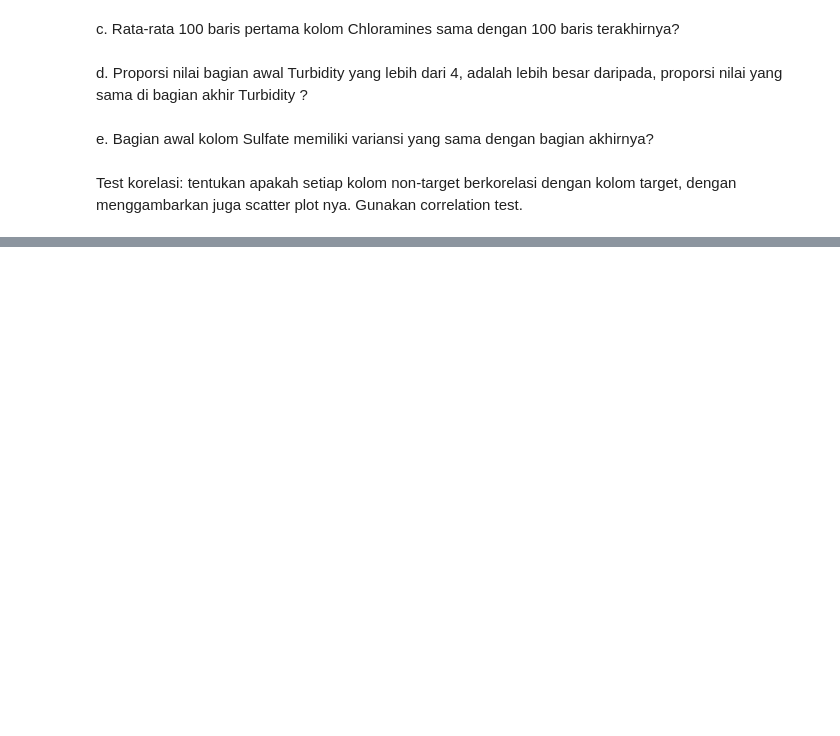
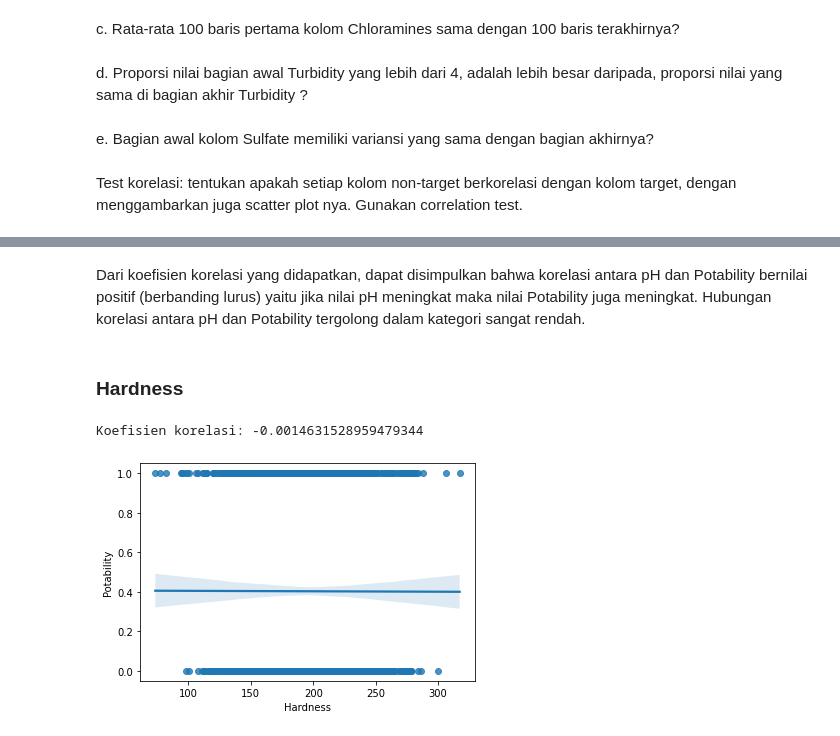
Before and after one commit to clauculus/probstat-analysis, a Jupyter notebook: K01-T1-IF2220-13520073.ipynb, the cells around one changed output, grey strips where cells are left out. Drawn from its saved outputs; the diff is of its cells as text; code cells hidden in the pictures; blank space fills up the shorter version.

```diff
--- a/K01-T1-IF2220-13520073.ipynb
+++ b/K01-T1-IF2220-13520073.ipynb
@@ -1071,0 +998,11 @@ Correlation: 0.022331042640622675
+# %% [markdown]
+Dari koefisien korelasi yang didapatkan, dapat disimpulkan bahwa korelasi antara pH dan Potability bernilai positif (berbanding lurus) yaitu jika nilai pH meningkat maka nilai Potability juga meningkat. Hubungan korelasi antara pH dan Potability tergolong dalam kategori sangat rendah.
+# %% [markdown]
+### Hardness
+# %%
+sns.regplot(x = df["Hardness"], y = df["Potability"])
+
+print("Koefisien korelasi: " + str((df["Hardness"].corr(df["Potability"]))))
+# %% [output]
+Koefisien korelasi: -0.0014631528959479344
+[figure, added]
```
Also changed, not shown: parts of 51 cells of this notebook.
